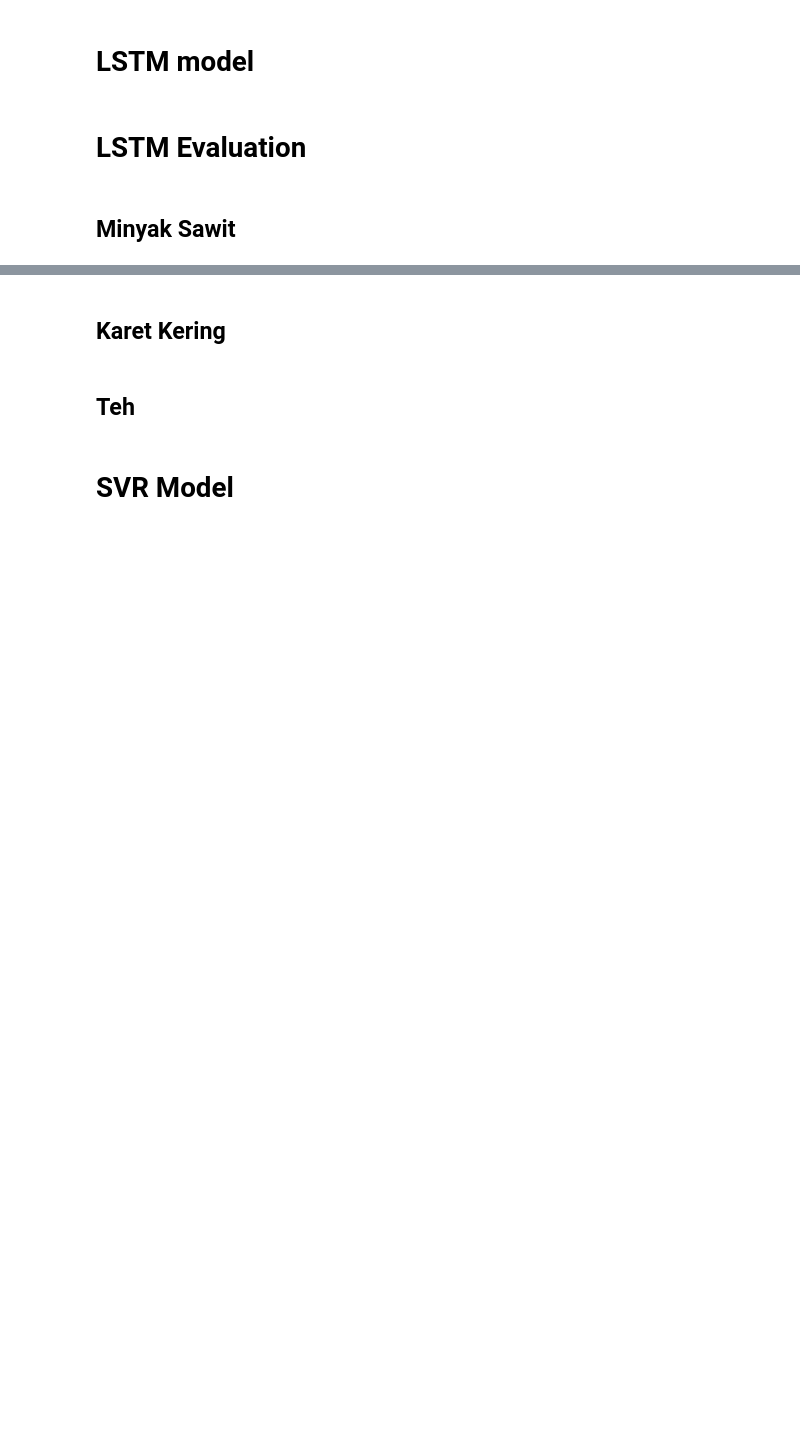
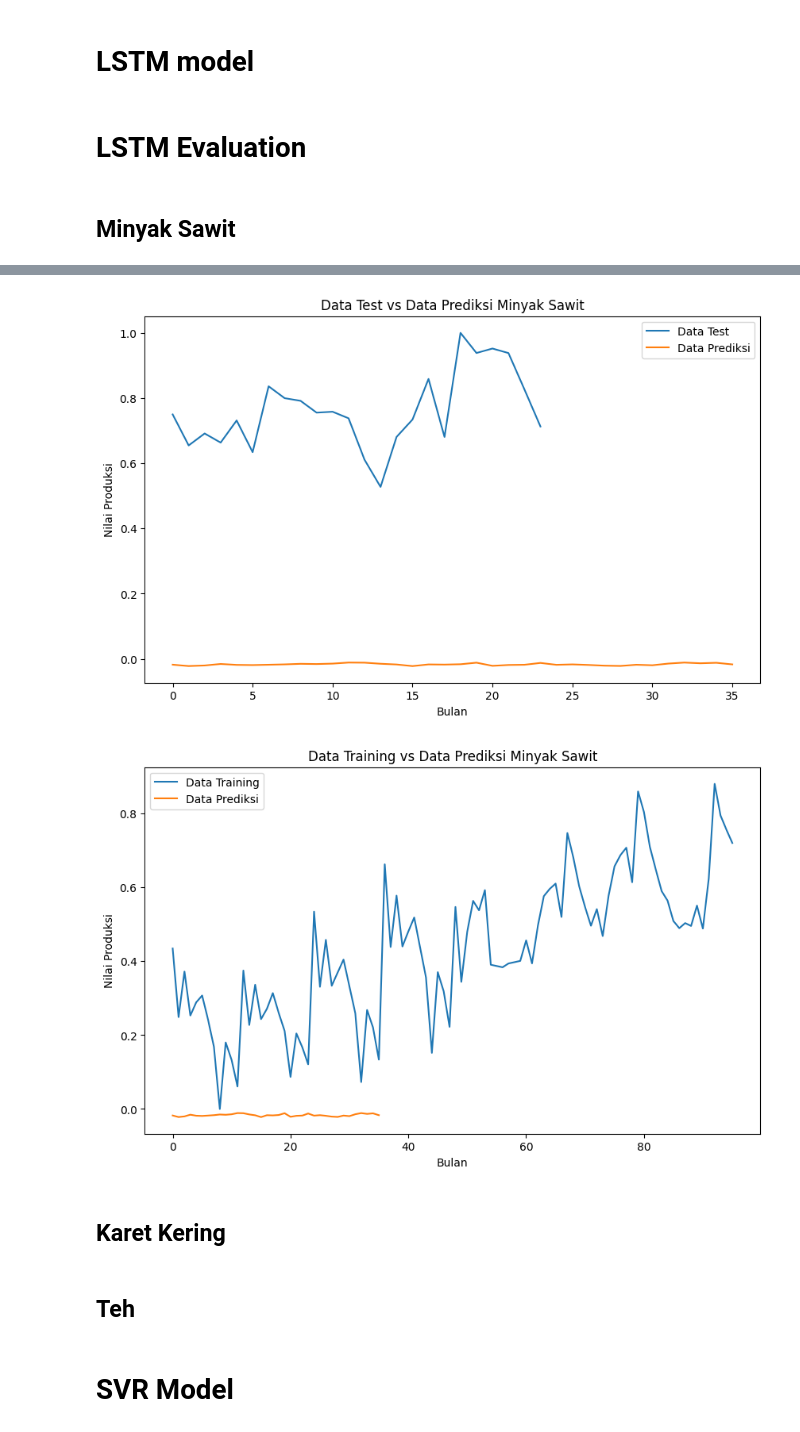
Before and after one commit to bayuik/cropForecastingProduction, a Jupyter notebook: cropForecastingProduction.ipynb, the cells around one changed output, grey strips where cells are left out. Cells and saved outputs as stored; diff of their text form; code cells hidden in the pictures; blank space fills up the shorter version.

Commit message:
update lstm model

```diff
--- a/cropForecastingProduction.ipynb
+++ b/cropForecastingProduction.ipynb
@@ -161,6 +152,35 @@ def model_lstm(data, attribute_name, split_percentage=0.8, epochs=50):
+# %%
+def model_lstm(data, attribute_name, split_percentage=0.8, epochs=50):
+    X_train, X_test = split_data(normalization(data), split_percentage)
+    window_size = 60
+    batch_size = 100
+    shuffle_buffer_size = 1000
+
+    train_set = windowed_dataset(X_train, window_size, batch_size, shuffle_buffer_size)
+    test_set = windowed_dataset(X_train, window_size, batch_size, shuffle_buffer_size)
+
+    model = Sequential([
+        LSTM(128, return_sequences=True, input_shape=[None, 1]),
+        Dropout(0.2),
+        LSTM(64, return_sequences=True),
+        Dropout(0.2),
+        LSTM(32),
+        Dropout(0.2),
+        Dense(1),
+        Dropout(0.2)
+    ])
+
+    model.compile(loss=Huber(), optimizer=SGD(learning_rate=1e-5, momentum=0.9), metrics=['mae'])
+    model.fit(train_set, epochs=epochs, verbose=0)
+
+    y_pred = model.predict(test_set)
+    # generate_mae_r2(X_test, y_pred)
+    generate_plot(X_test, y_pred, 'Data Test', 'Data Prediksi', attribute_name)
+    generate_plot(X_train, y_pred, 'Data Training', 'Data Prediksi', attribute_name)
 # %% [markdown]
 # LSTM Evaluation
 # %% [markdown]
 ## Minyak Sawit
 # %%
-model_lstm(minyak_sawit, 'Minyak Sawit', 0.8, 50)
+model_lstm(minyak_sawit, 'Minyak Sawit', 0.8, 5)
+# %% [output]
@@ -167,3 +188,5 @@ model_lstm(minyak_sawit, 'Minyak Sawit', 0.8, 50)
+[figure, added]
+[figure, added]
 # %% [markdown]
 ## Karet Kering
 # %%
```
Also changed, not shown: parts of 8 cells of this notebook.
